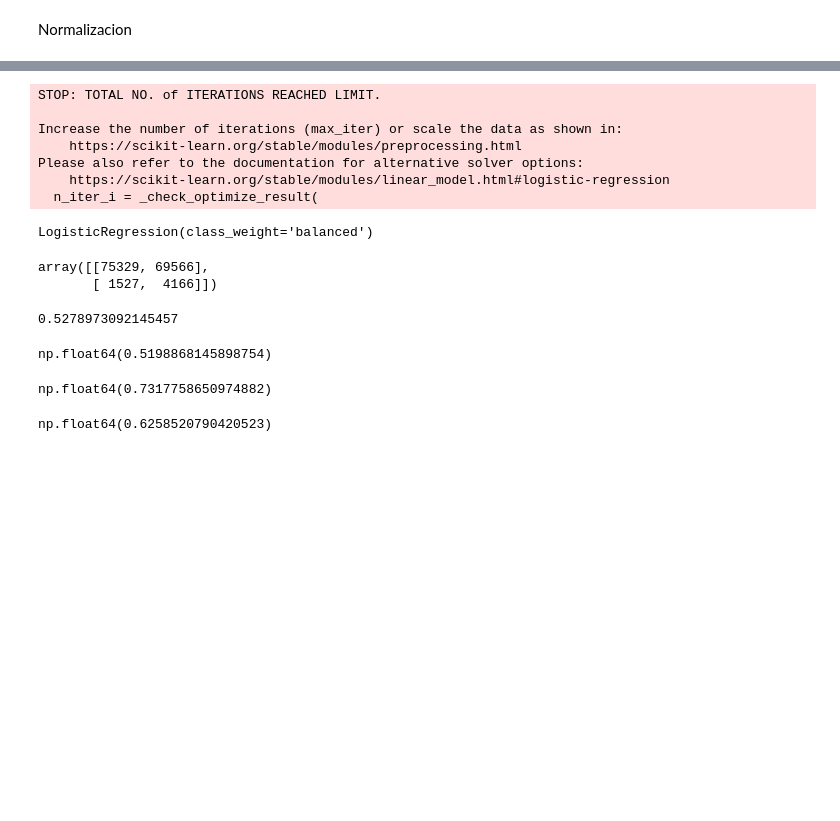
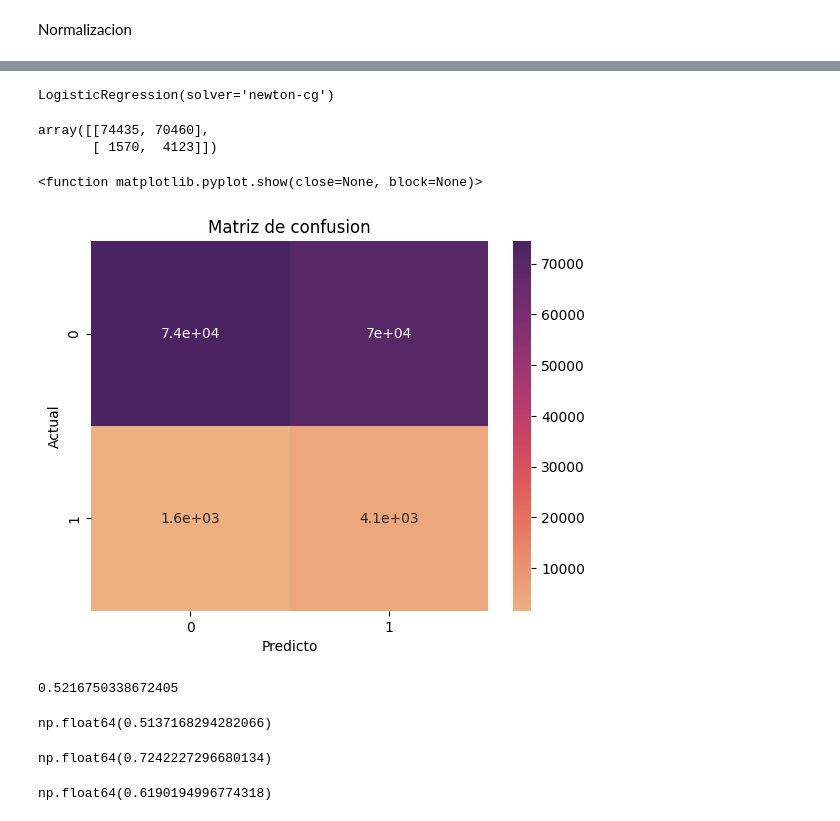
Before and after one commit to Brucejr09/Org-de-Datos-106828, a Jupyter notebook: machine_learning.ipynb, the cells around one changed output, grey strips where cells are left out. Drawn from its saved outputs; the diff is of its cells as text; code cells hidden in the pictures; blank space fills up the shorter version.

Commit message:
Optimizacion de logistic regression y comienzo con xgboost

```diff
--- a/machine_learning.ipynb
+++ b/machine_learning.ipynb
@@ -31,6 +31,6 @@ Aislar columnas innecesarias
 data_set_train = data_set_train.drop(["Unnamed: 0", "target", "Id"], axis=1)
 data_set_validation= data_set_validation.drop(["Unnamed: 0", "target", "Id"], axis=1)
 # %%
-for numero in range(1, 340):
+for numero in range(148, 340):
     data_set_train.pop(f"D{numero}")
     data_set_validation.pop(f"D{numero}")
@@ -235,10 +190,10 @@ parametros = [
     {"penalty": ["l2", None]},
     {"C": [0.001, 0.01, 1.0, 2.0]},
     {"fit_intercept": [True]},
-    {"solver": ['newton-cg', 'sag', 'saga']},
+    {"solver": ['lbfgs' ,'newton-cg', 'sag', 'saga']},
     {"multi_class": ['multinomial']},
-    {"class_weight": ['balanced']},
-    {"warm_start": [True]}
+    {"warm_start": [True]},
+    {"max_iter": [50]}
 ]
 # %%
 hiper = GridSearchCV(log_reg, param_grid=parametros, n_jobs=5, scoring="roc_auc")
@@ -270,11 +217,4 @@ modelo = hiper.best_estimator_
 # %%
 modelo.fit(data_set_train, target_train)
 # %% [output]
-STOP: TOTAL NO. of ITERATIONS REACHED LIMIT.
-
-Increase the number of iterations (max_iter) or scale the data as shown in:
-    https://scikit-learn.org/stable/modules/preprocessing.html
-Please also refer to the documentation for alternative solver options:
-    https://scikit-learn.org/stable/modules/linear_model.html#logistic-regression
-  n_iter_i = _check_optimize_result(
+LogisticRegression(solver='newton-cg')
-LogisticRegression(class_weight='balanced')
@@ -288,22 +226,31 @@ target_validation = target_validation.astype(int)
 matriz_confusion = confusion_matrix(target_validation, target_train_predict)
 matriz_confusion
 # %% [output]
-array([[75329, 69566],
-       [ 1527,  4166]])
+array([[74435, 70460],
+       [ 1570,  4123]])
+# %%
+sns.heatmap(matriz_confusion, annot=True, cmap='flare')
+plt.title("Matriz de confusion")
+plt.xlabel('Predicto')
+plt.ylabel('Actual')
+plt.show
+# %% [output]
+<function matplotlib.pyplot.show(close=None, block=None)>
+[figure, added]
 # %%
 accuracy_score(target_validation, target_train_predict)
 # %% [output]
-0.5278973092145457
+0.5216750338672405
 # %%
 especificidad = matriz_confusion[0][0] / sum(matriz_confusion[0])
 especificidad
 # %% [output]
-np.float64(0.5198868145898754)
+np.float64(0.5137168294282066)
 # %%
 sensibilidad = matriz_confusion[1][1] / sum(matriz_confusion[1])
 sensibilidad
 # %% [output]
-np.float64(0.7317758650974882)
+np.float64(0.7242227296680134)
 # %%
 target_train_predict = target_train_predict.astype(str)
 target_validation = target_validation.astype(str)
@@ -312,4 +259,4 @@ target_probabilidad = modelo.predict_proba(data_set_validation)[:, 1]
 # %%
 roc_auc_score(target_validation, target_probabilidad)
 # %% [output]
-np.float64(0.6258520790420523)
+np.float64(0.6190194996774318)
```
Also changed, not shown: parts of 40 cells of this notebook.
